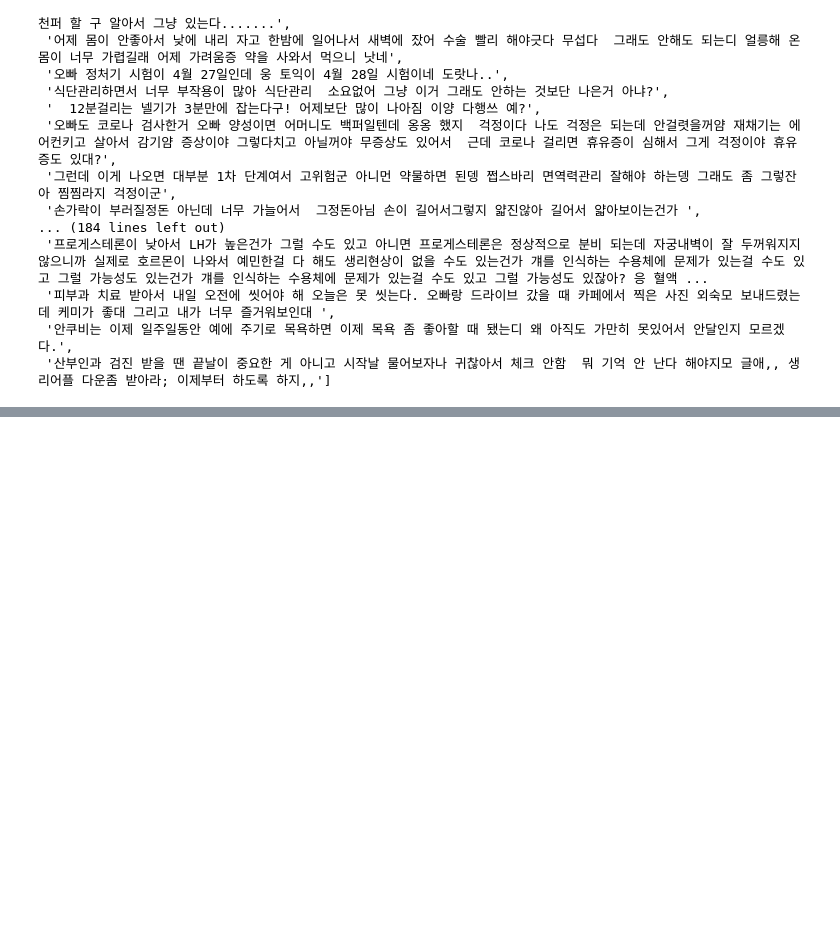
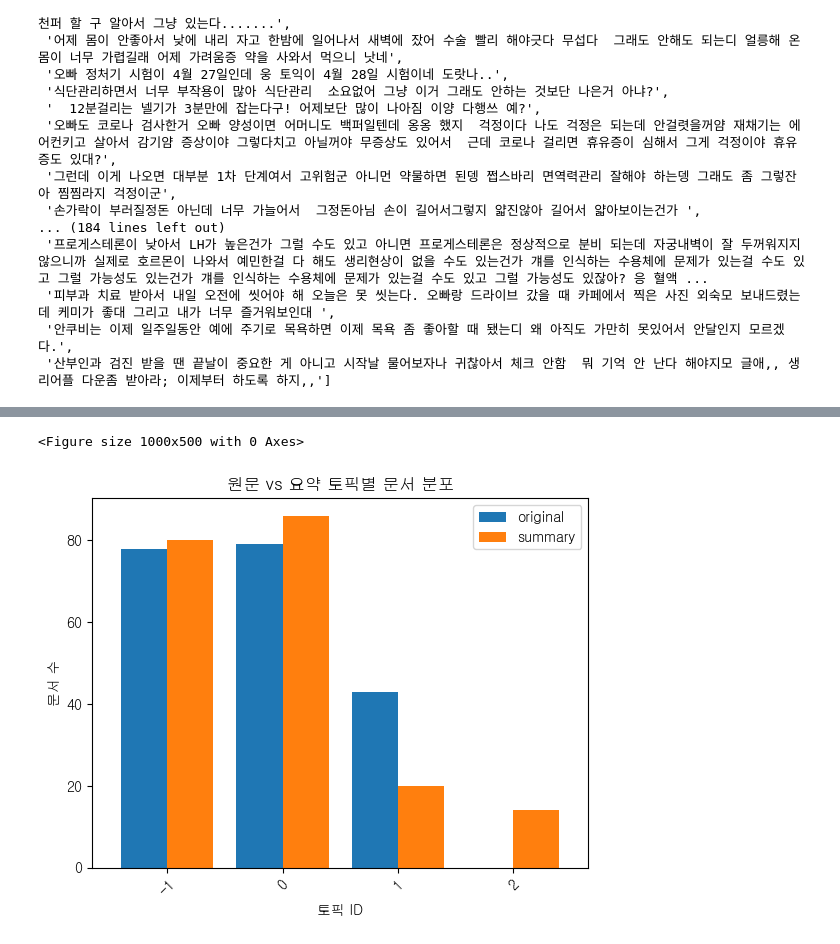
Before and after one commit to good0neighbour/ESTCampAI, a Jupyter notebook: 언어지능(허깅페이스_NLP)/ex02_BERTopic_기반_텍스트마이닝.ipynb, the cells around one changed output, grey strips where cells are left out. Saved outputs shown, nothing was run; the diff lists cells and outputs as text; code cells hidden in the pictures; blank space fills up the shorter version.

```diff
--- a/언어지능(허깅페이스_NLP)/ex02_BERTopic_기반_텍스트마이닝.ipynb
+++ b/언어지능(허깅페이스_NLP)/ex02_BERTopic_기반_텍스트마이닝.ipynb
@@ -369,0 +621,10 @@ summaries
+# %%
+# 요약 데이터 기반 BERTopic 모델 초기화(정의)
+topic_model_sum = BERTopic(
+    embedding_model = embedding_model,
+    calculate_probabilities = True,
+    verbose = True
+)
+# %%
+# 요약문 대해 토픽 모델링 수행
+topics_sum, probs_sum = topic_model_sum.fit_transform(summaries)
@@ -369,0 +771,21 @@ summaries
+# %%
+# 토픽 비교용 DF 생성
+df_topic_compare = pd.DataFrame({
+    "original" : topics_orig,
+    "summary" : topics_sum
+})
+# %%
+# 원문 - 토픽별 문서 수 집계 - 인덱스(토픽 ID) 기준 정렬
+orig_topic_cnt = df_topic_compare['original'].value_counts().sort_index()
+
+# 요약 - 토픽별 문서 수 집계 - 인덱스(토픽 ID) 기준 정렬
+sum_topic_cnt = df_topic_compare['summary'].value_counts().sort_index()
+
+# 두 개의 데이터를 하나의 df 병합
+# merge: 열 기준 병합, concat: 행 기준 병합 (axis 값을 설정하면 열방향 병합 가능)
+df_topic_cnt = pd.concat(
+    [orig_topic_cnt, sum_topic_cnt], # 병합할 두 시리즈를 리스트로 묶어서 연결
+    axis = 1,
+    keys = ['origin_cnt', 'sum_cnt'] # 새 df의 컬럼명 지정
+).fillna(0)                          # NaN 값을 0으로 채움
+df_topic_cnt
@@ -369,0 +798,13 @@ summaries
+# %%
+# 막대그래프
+plt.figure(figsize=(10,5)) # x, y
+df_topic_cnt.plot(kind='bar', width = 0.8) # 바 너비 지정 0.8
+plt.title("원문 vs 요약 토픽별 문서 분포")
+plt.xlabel("토픽 ID")
+plt.ylabel("문서 수")
+plt.xticks(rotation = 45)
+plt.legend(["original", "summary"]) # 범례 이름 설정
+plt.show()
+# %% [output]
+<Figure size 1000x500 with 0 Axes>
+[figure, added]
```
Also changed, not shown: parts of 56 cells of this notebook.
